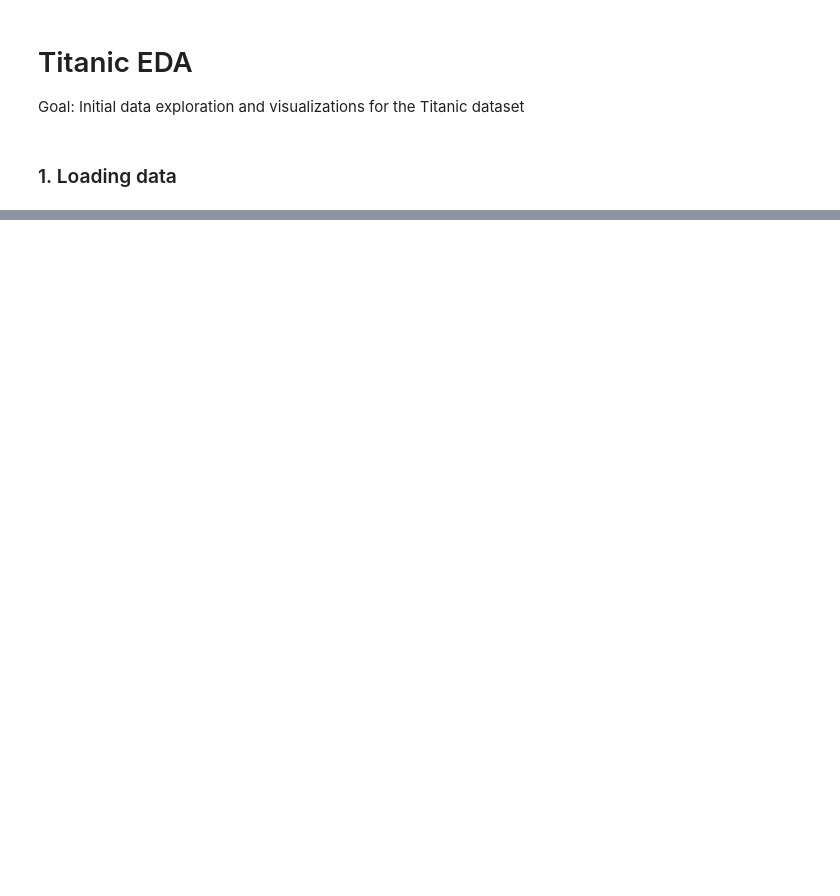
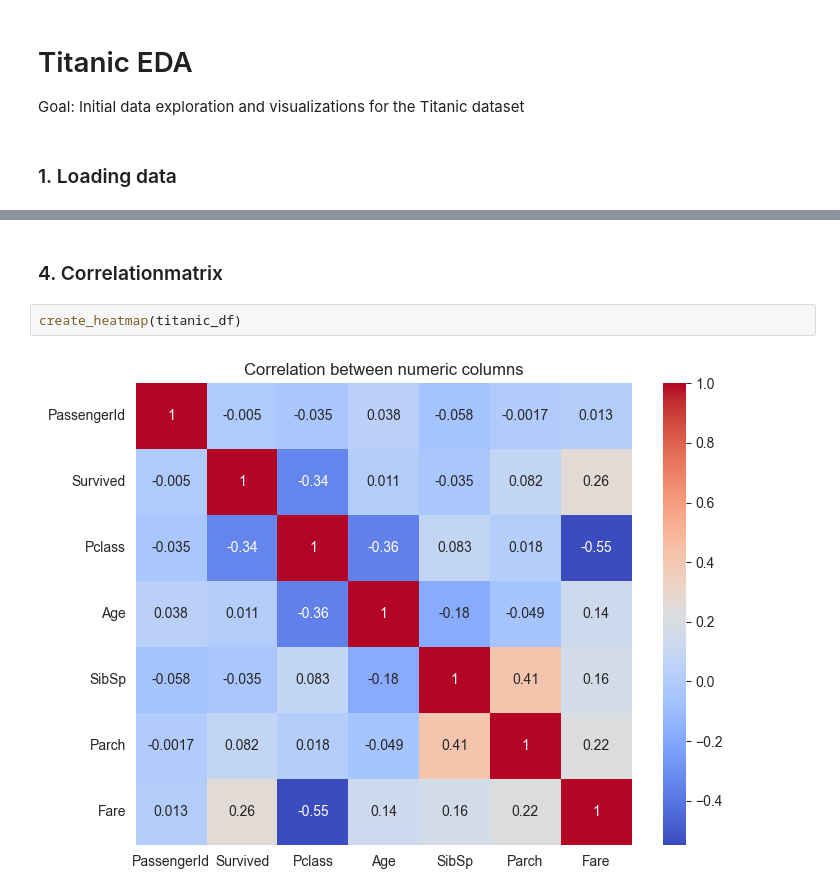
Before and after one commit to 38lukas/LearningPython, a Jupyter notebook: TitanicExploratoryDataAnalysis/notebooks/01_exploration.ipynb, the cells around one changed output, grey strips where cells are left out. Cells and saved outputs as stored; diff of their text form; blank space fills up the shorter version.

```diff
--- a/TitanicExploratoryDataAnalysis/notebooks/01_exploration.ipynb
+++ b/TitanicExploratoryDataAnalysis/notebooks/01_exploration.ipynb
@@ -46,0 +67,6 @@ KeyError: 'g'
+# %% [markdown]
+### 4. Correlationmatrix
+# %%
+create_heatmap(titanic_df)
+# %% [output]
+[figure, added]
```
Also changed, not shown: parts of 16 cells of this notebook, 3 other files.
